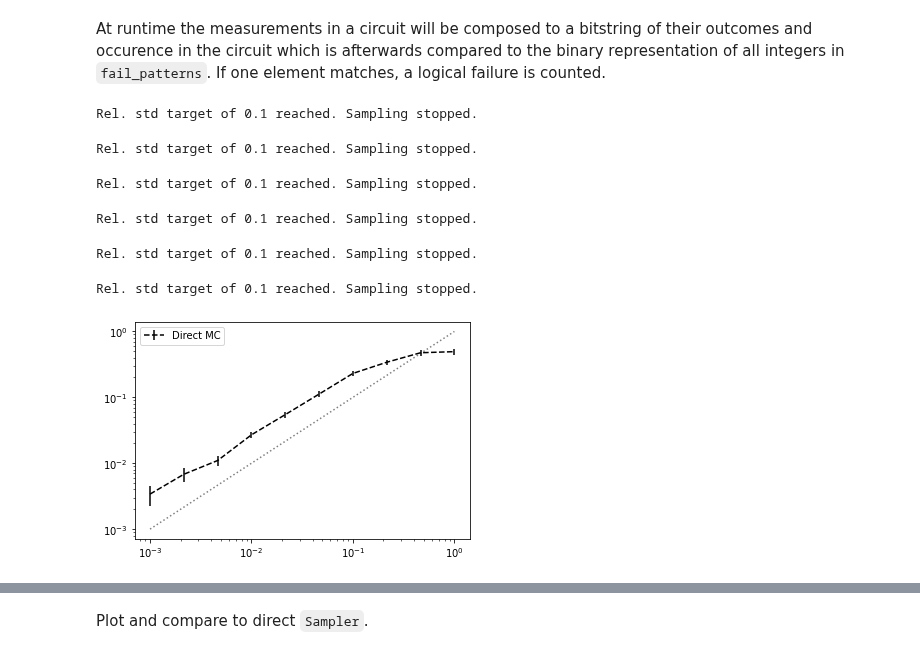
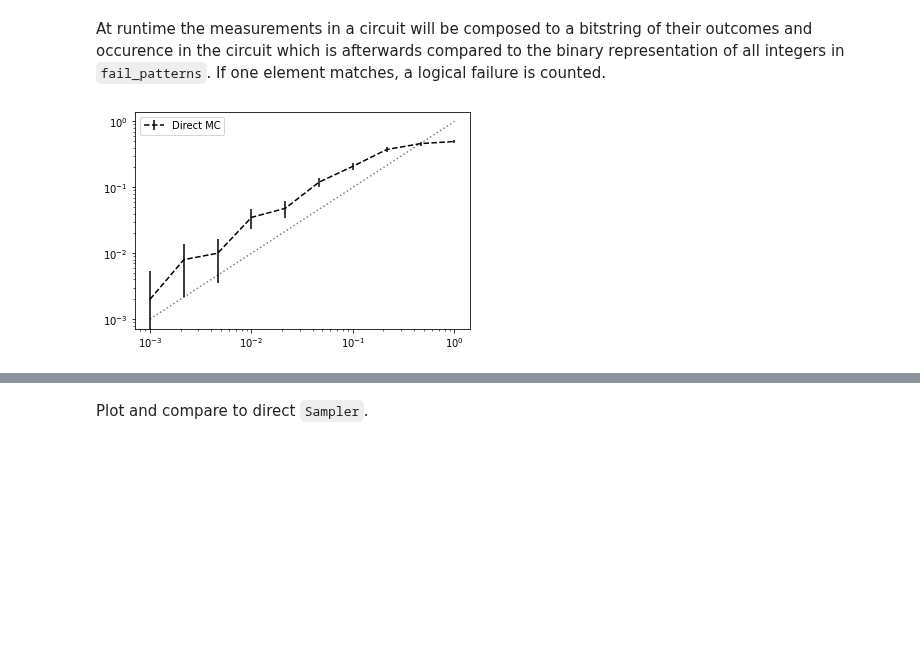
Before and after one commit to dpwinter/qsample, a Jupyter notebook: 05a_samplers.circuit_samplers.ipynb, the cells around one changed output, grey strips where cells are left out. Cells and saved outputs as stored; diff of their text form; code cells hidden in the pictures; blank space fills up the shorter version.

```diff
--- a/05a_samplers.circuit_samplers.ipynb
+++ b/05a_samplers.circuit_samplers.ipynb
@@ -28,9 +30,10 @@ class Sampler:
 
     def setup(self, sample_range, err_params):
         self.partitions = [partition(self.circuit, GATE_GROUPS[k]) for k in err_params.keys()]
+        self.p_phys = [s * np.array(list(err_params.values())) for s in sample_range]
+
         self.cnts = np.zeros(len(sample_range))
         self.fail_cnts = np.zeros(len(sample_range))
-        self.p_phys = [s * np.array(list(err_params.values())) for s in sample_range]
         self.is_setup = True
 
     def stats(self, p_idx=None, var_fn=math.Wilson_var, **kwargs):
@@ -43,11 +46,17 @@ class Sampler:
 
         return rate, np.sqrt(var), 0.0
 
-    def run(self, n_samples, fail_patterns, after_cbs=[], inner_cbs=[]):
+    def run(self, n_samples, callbacks=[]):
         assert self.is_setup, 'Sampler not setup. Call setup(..) before run(..).'
-        outputs = {}
+
+        if not isinstance(callbacks, cb.CallbackList):
+            callbacks = cb.CallbackList(sampler=self, callbacks=callbacks)
+        callbacks.on_sampler_begin()
 
         for i, p_phy in enumerate(tqdm(self.p_phys, desc='Total')):
+            self.stop_sampling = False
+            self.p_idx = i
+
             for _ in tqdm(range(n_samples), desc=f'p_phy={",".join(list(f"{p:.2E}" for p in p_phy))}', leave=True):
                 sim = self.simulator(self.n_qubits)
                 faults = Depolar.faults_from_probs(self.partitions, p_phy)
@@ -57,13 +66,10 @@ class Sampler:
                     self.fail_cnts[i] += 1
                 self.cnts[i] += 1
 
-                for cb in inner_cbs: # inner
-                    outputs[cb.__name__] = cb(sampler=self, p_idx=i, **outputs)
-                if StopIteration in outputs.values(): break
+                callbacks.on_circuit_end(locals())
+                if self.stop_sampling: break
 
-        for cb in after_cbs: # after
-            outputs[cb.__name__] = cb(sampler=self, **outputs)
-        return outputs
+        callbacks.on_sampler_end()
 # %% [markdown]
 Test sampler on GHZ circuit
 # %%
@@ -82,26 +88,21 @@ At runtime the measurements in a circuit will be composed to a bitstring of thei
 # %%
 #slow
 
 from qsam.simulators.chp import ChpSimulator as CHP
 
 sample_range = np.logspace(-3,0,10)
 err_params = {'p': 1}
 fail_patterns = {1}
 
-sam = Sampler(ghz, CHP)
-sam.setup(sample_range, err_params)
-outputs = sam.run(10000, fail_patterns,
-                  inner_cbs=[stats, rel_std_target],
-                  after_cbs=[stats, curried(plot_stats)(sample_range=sample_range)])
-p_L, std, _ = outputs['stats']
+mc_sam = Sampler(ghz, CHP)
+mc_sam.setup(sample_range, err_params)
+
+callbacks = [
+    cb.PlotStats(sample_range)
+]
+mc_sam.run(n_samples=1000, callbacks=callbacks)
 # %% [output]
-Rel. std target of 0.1 reached. Sampling stopped.
-Rel. std target of 0.1 reached. Sampling stopped.
-Rel. std target of 0.1 reached. Sampling stopped.
-Rel. std target of 0.1 reached. Sampling stopped.
-Rel. std target of 0.1 reached. Sampling stopped.
-Rel. std target of 0.1 reached. Sampling stopped.
-[figure, old version]
+[figure, new version]
 # %%
 #export
 
```
Also changed, not shown: parts of 8 cells of this notebook, 22 other files.
